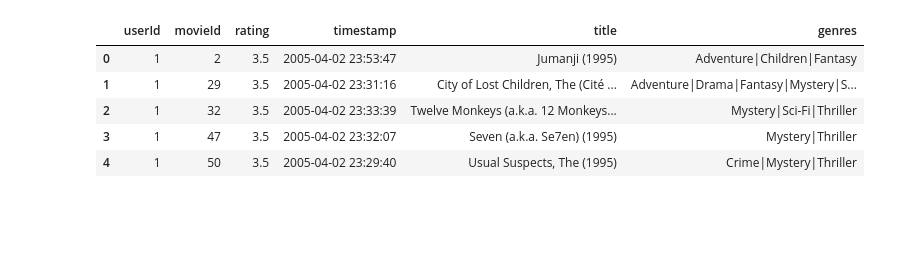
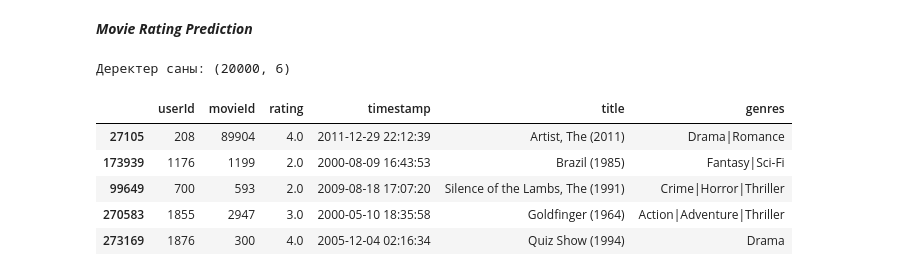
Before and after one commit to ansaganakhat/project-1, a Jupyter notebook: MovieRatingPrediction.ipynb, the cells around one changed output. Drawn from its saved outputs; the diff is of its cells as text; code cells hidden in the pictures; blank space fills up the shorter version.

```diff
--- a/MovieRatingPrediction.ipynb
+++ b/MovieRatingPrediction.ipynb
@@ -1,5 +1,7 @@
 # %% [markdown]
 <a href="https://colab.research.google.com/github/ansaganakhat/project-1/blob/main/MovieRatingPrediction.ipynb" target="_parent"><img src="https://colab.research.google.com/assets/colab-badge.svg" alt="Open In Colab"/></a>
+# %% [markdown]
+***Movie Rating Prediction***
 # %%
 import pandas as pd
 import numpy as np
@@ -14,13 +19,19 @@ from sklearn.metrics import mean_squared_error, r2_score
 # %%
-movies = pd.read_csv('/movie.csv')
-ratings = pd.read_csv('/rating.csv')
+movies = pd.read_csv('/content/movie.csv')
+ratings = pd.read_csv('/content/rating.csv')
+
 
 df = pd.merge(ratings, movies, on='movieId')
+
+df = df.sample(20000, random_state=42)
+
+print(f"Деректер саны: {df.shape}")
 df.head()
 # %% [output]
+Деректер саны: (20000, 6)
 |  | userId | movieId | rating | timestamp | title | genres |
-| 0 | 1 | 2 | 3.5 | 2005-04-02 23:53:47 | Jumanji (1995) | Adventure|Children|Fantasy |
-| 1 | 1 | 29 | 3.5 | 2005-04-02 23:31:16 | City of Lost Children, The (Cité ... | Adventure|Drama|Fantasy|Mystery|S... |
-| 2 | 1 | 32 | 3.5 | 2005-04-02 23:33:39 | Twelve Monkeys (a.k.a. 12 Monkeys... | Mystery|Sci-Fi|Thriller |
-| 3 | 1 | 47 | 3.5 | 2005-04-02 23:32:07 | Seven (a.k.a. Se7en) (1995) | Mystery|Thriller |
-| 4 | 1 | 50 | 3.5 | 2005-04-02 23:29:40 | Usual Suspects, The (1995) | Crime|Mystery|Thriller |
+| 27105 | 208 | 89904 | 4.0 | 2011-12-29 22:12:39 | Artist, The (2011) | Drama|Romance |
+| 173939 | 1176 | 1199 | 2.0 | 2000-08-09 16:43:53 | Brazil (1985) | Fantasy|Sci-Fi |
+| 99649 | 700 | 593 | 2.0 | 2009-08-18 17:07:20 | Silence of the Lambs, The (1991) | Crime|Horror|Thriller |
+| 270583 | 1855 | 2947 | 3.0 | 2000-05-10 18:35:58 | Goldfinger (1964) | Action|Adventure|Thriller |
+| 273169 | 1876 | 300 | 4.0 | 2005-12-04 02:16:34 | Quiz Show (1994) | Drama |
```
Also changed, not shown: parts of 22 cells of this notebook.
